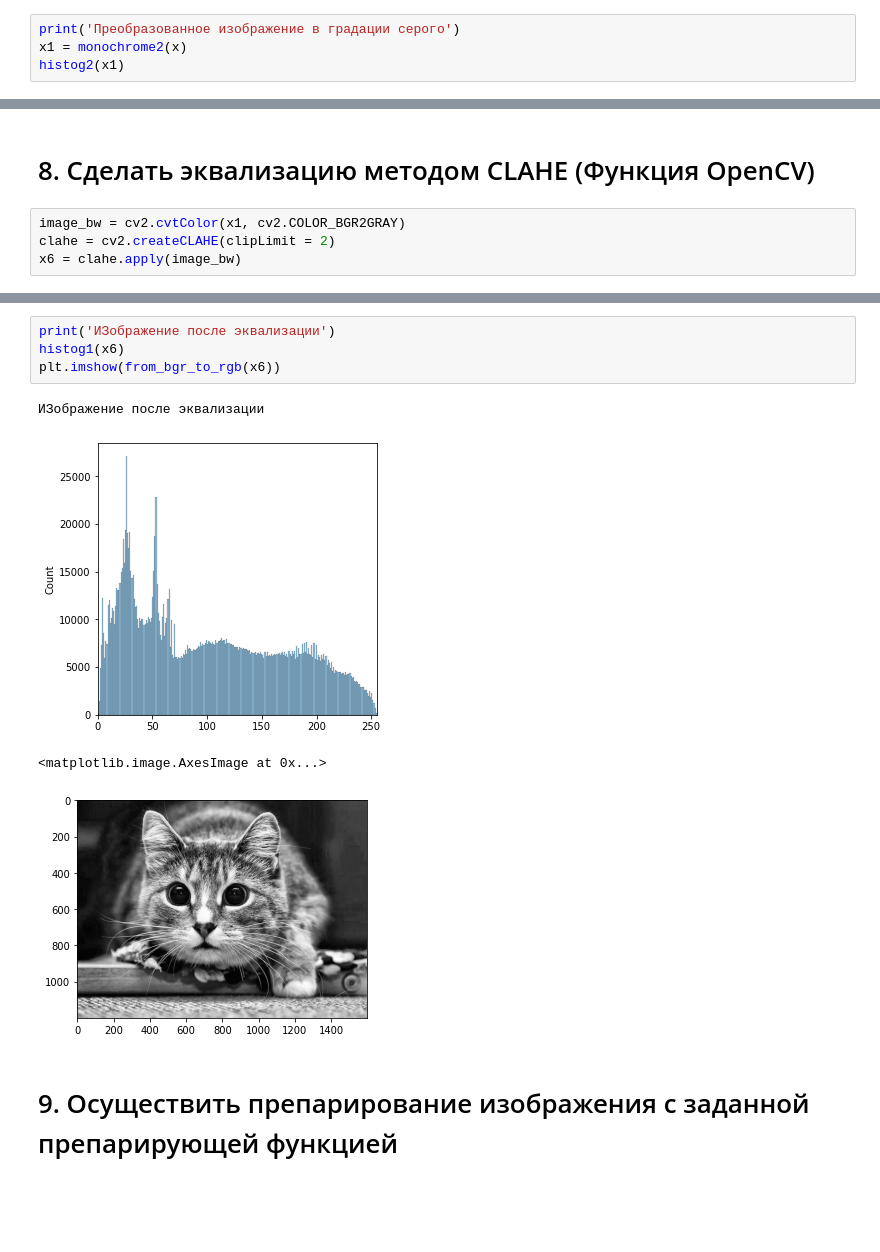
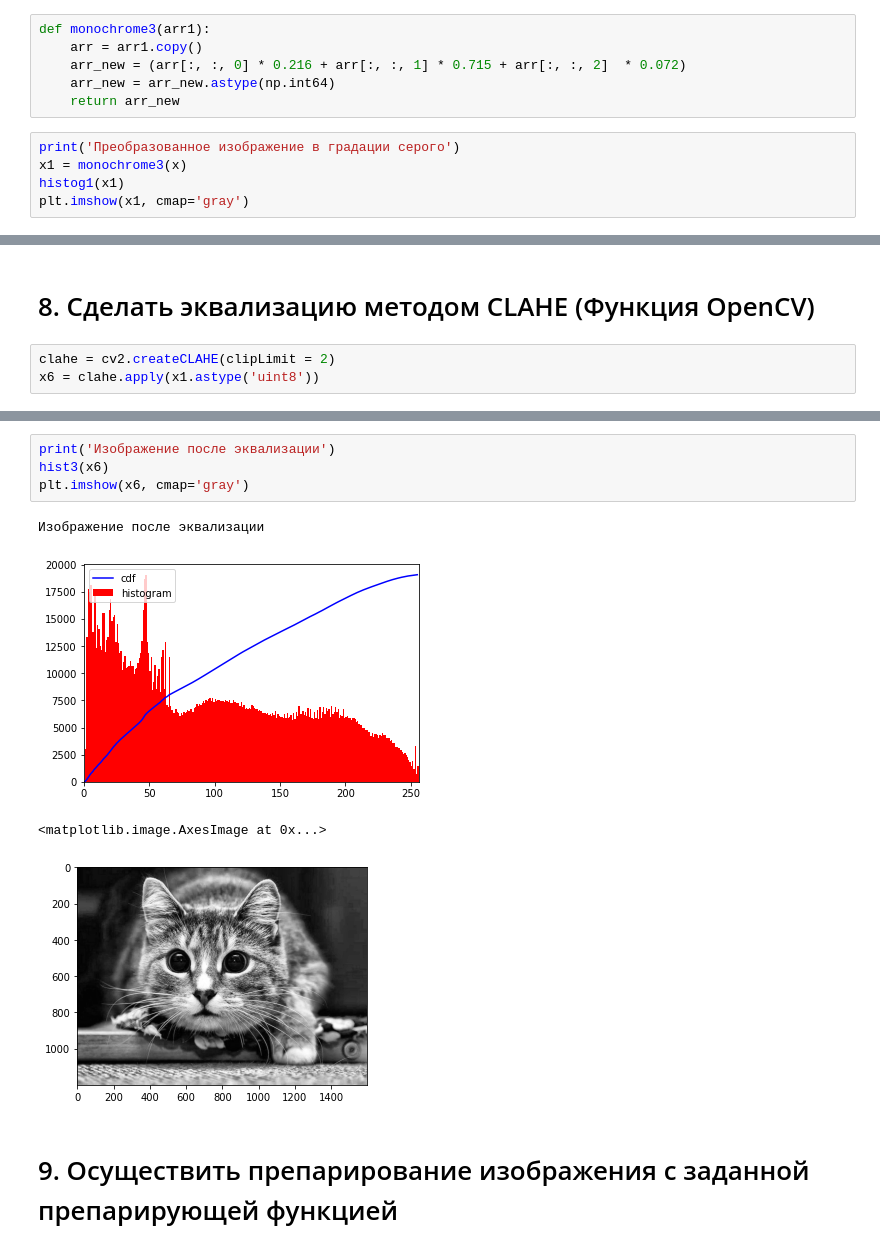
Before and after one commit to kolovratgas/Image-Processing, a Jupyter notebook: Lab_1/Lab_1.ipynb, the cells around one changed output, grey strips where cells are left out. Cells and saved outputs as stored; diff of their text form; blank space fills up the shorter version.

```diff
--- a/Lab_1/Lab_1.ipynb
+++ b/Lab_1/Lab_1.ipynb
@@ -61,6 +62,13 @@ def monochrome2(arr1):
+# %%
+def monochrome3(arr1):
+    arr = arr1.copy()
+    arr_new = (arr[:, :, 0] * 0.216 + arr[:, :, 1] * 0.715 + arr[:, :, 2]  * 0.072)
+    arr_new = arr_new.astype(np.int64)
+    return arr_new
 # %%
 print('Преобразованное изображение в градации серого')
-x1 = monochrome2(x)
-histog2(x1)
+x1 = monochrome3(x)
+histog1(x1)
+plt.imshow(x1, cmap='gray')
 # %% [output]
 Преобразованное изображение в градации серого
@@ -201,8 +205,7 @@ plt.imshow(x5)
 # %% [markdown]
 # 8. Сделать эквализацию методом CLAHE (Функция OpenCV)
 # %%
-image_bw = cv2.cvtColor(x1, cv2.COLOR_BGR2GRAY)
 clahe = cv2.createCLAHE(clipLimit = 2)
-x6 = clahe.apply(image_bw)
+x6 = clahe.apply(x1.astype('uint8'))
 # %%
 print('Исходное изображение')
@@ -214,12 +217,12 @@ plt.imshow(from_bgr_to_rgb(x1))
 <matplotlib.image.AxesImage at 0x...>
 [figure]
 # %%
-print('ИЗображение после эквализации')
-histog1(x6)
-plt.imshow(from_bgr_to_rgb(x6))
+print('Изображение после эквализации')
+hist3(x6)
+plt.imshow(x6, cmap='gray')
 # %% [output]
-ИЗображение после эквализации
+Изображение после эквализации
-[figure, old version]
+[figure, new version]
 <matplotlib.image.AxesImage at 0x...>
 [figure]
 # %% [markdown]
```
Also changed, not shown: parts of 20 cells of this notebook.
